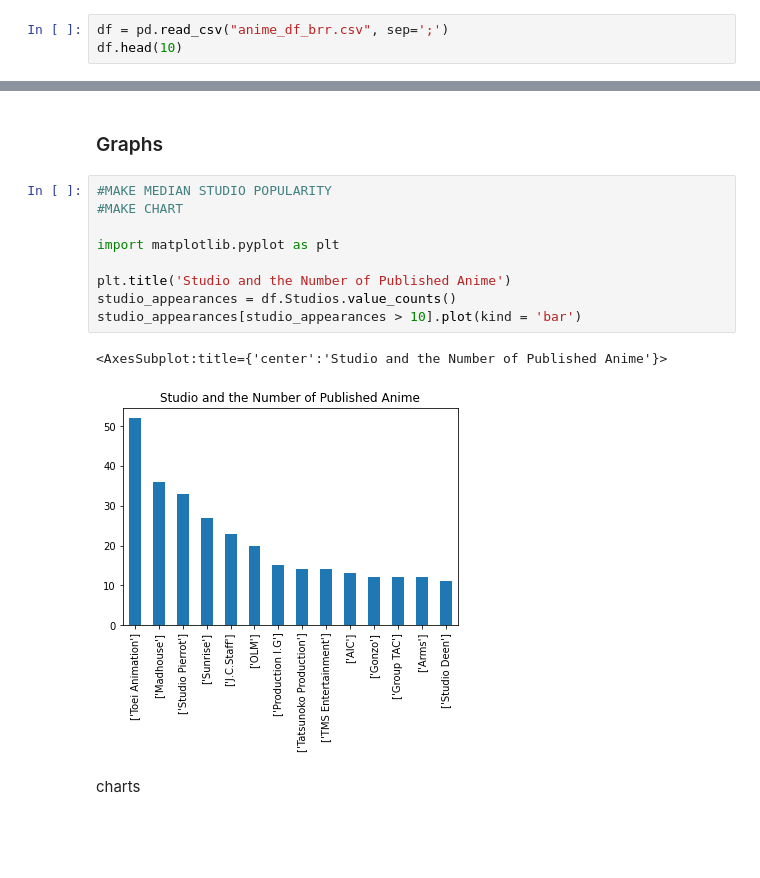
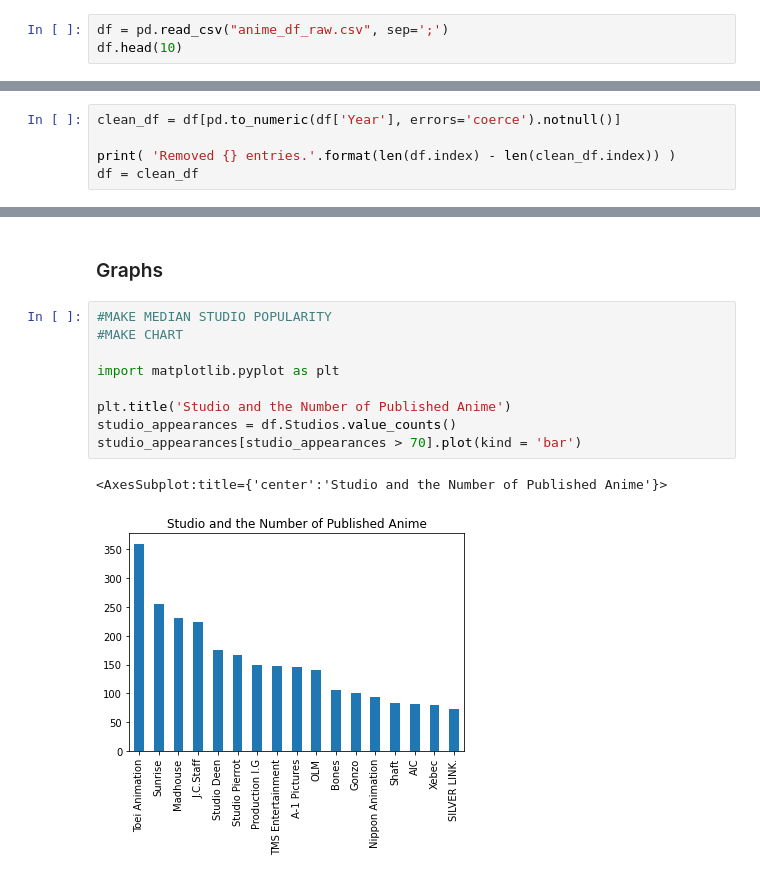
Before and after one commit to TamirIsCool/DataScIntro, a Jupyter notebook: Classification/WebScraping/prediction_groundwork_for_tommorow.ipynb, the cells around one changed output, grey strips where cells are left out. Saved outputs shown, nothing was run; the diff lists cells and outputs as text; blank space fills up the shorter version.

Commit message:
Cleaned MAL Data

```diff
--- a/Classification/WebScraping/prediction_groundwork_for_tommorow.ipynb
+++ b/Classification/WebScraping/prediction_groundwork_for_tommorow.ipynb
@@ -8,6 +8,6 @@ import pandas as pd
 import warnings
 warnings.filterwarnings('ignore')
 # %%
-df = pd.read_csv("anime_df_brr.csv", sep=';')
+df = pd.read_csv("anime_df_raw.csv", sep=';')
 df.head(10)
 # %% [output]
@@ -75,0 +88,5 @@ df = df.drop_duplicates(keep=False)
+# %%
+clean_df = df[pd.to_numeric(df['Year'], errors='coerce').notnull()]
+
+print( 'Removed {} entries.'.format(len(df.index) - len(clean_df.index)) )
+df = clean_df
@@ -116,17 +175,15 @@ df.to_csv("anime_df_clean.csv", sep=';', index=False)
 # %%
 #MAKE MEDIAN STUDIO POPULARITY
 #MAKE CHART
 
 import matplotlib.pyplot as plt
 
 plt.title('Studio and the Number of Published Anime')
 studio_appearances = df.Studios.value_counts()
-studio_appearances[studio_appearances > 10].plot(kind = 'bar')
+studio_appearances[studio_appearances > 70].plot(kind = 'bar')
 # %% [output]
 <AxesSubplot:title={'center':'Studio and the Number of Published Anime'}>
-[figure, old version]
+[figure, new version]
-# %% [markdown]
-charts
 # %%
 
 #cut genres
```
Also changed, not shown: parts of 21 cells of this notebook.
